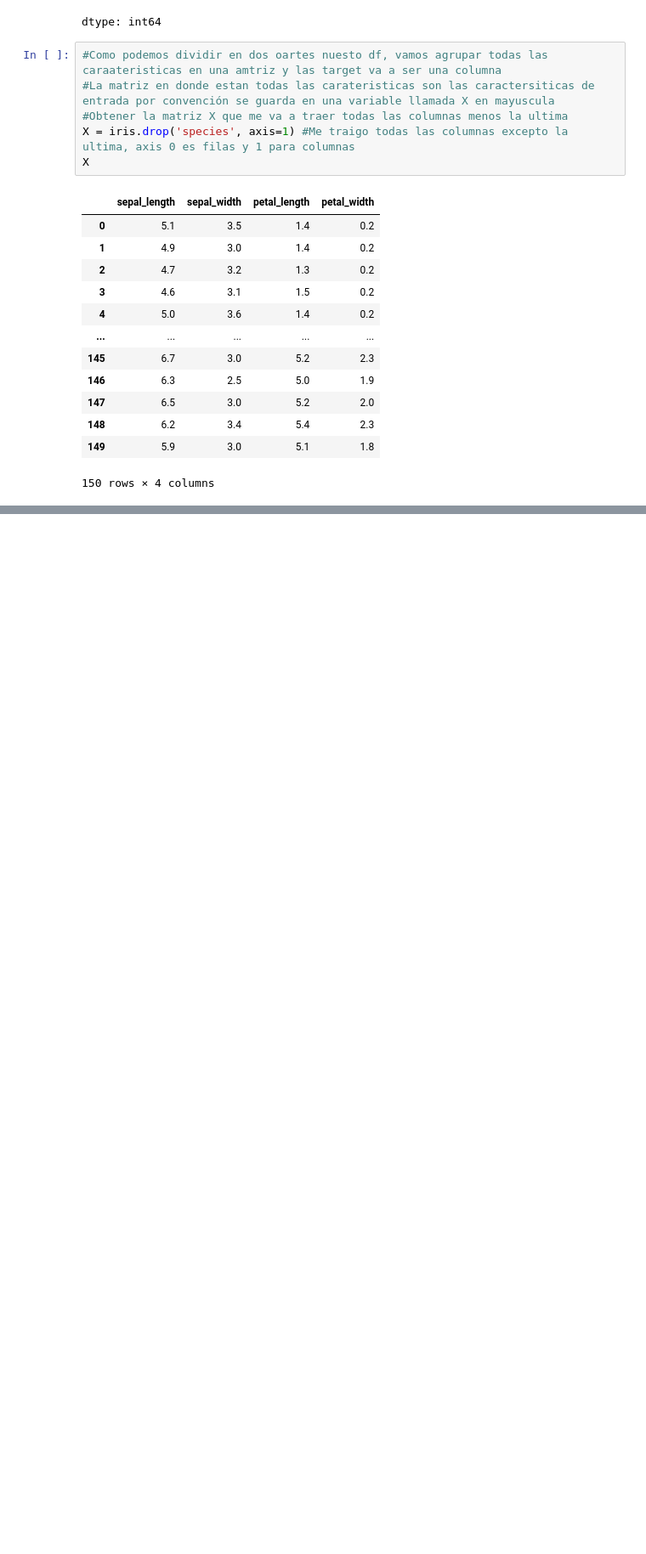
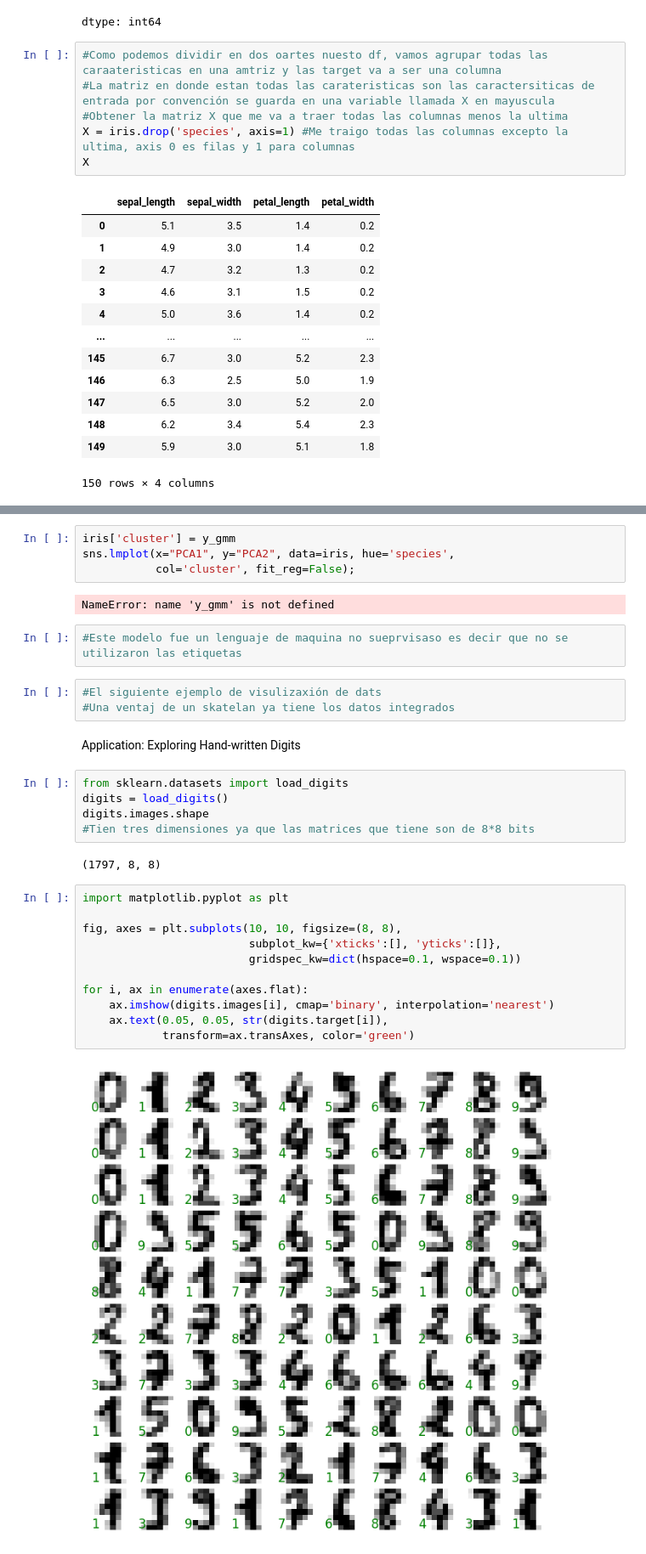
Before and after one commit to paolanavarror/mineria-de-datos, a Jupyter notebook: MineriaDeDatos.ipynb, the cells around one changed output, grey strips where cells are left out. Shown at 85% size. Cells and saved outputs as stored; diff of their text form; blank space fills up the shorter version.

```diff
--- a/MineriaDeDatos.ipynb
+++ b/MineriaDeDatos.ipynb
@@ -1703,0 +1833,33 @@ X
+# %%
+iris['cluster'] = y_gmm
+sns.lmplot(x="PCA1", y="PCA2", data=iris, hue='species',
+           col='cluster', fit_reg=False);
+# %% [output]
+NameError: name 'y_gmm' is not defined
+# %%
+#Este modelo fue un lenguaje de maquina no sueprvisaso es decir que no se utilizaron las etiquetas
+# %%
+#El siguiente ejemplo de visulizaxión de dats
+#Una ventaj de un skatelan ya tiene los datos integrados
+# %% [markdown]
+Application: Exploring Hand-written Digits
+# %%
+from sklearn.datasets import load_digits
+digits = load_digits()
+digits.images.shape
+#Tien tres dimensiones ya que las matrices que tiene son de 8*8 bits
+# %% [output]
+(1797, 8, 8)
+# %%
+import matplotlib.pyplot as plt
+
+fig, axes = plt.subplots(10, 10, figsize=(8, 8),
+                         subplot_kw={'xticks':[], 'yticks':[]},
+                         gridspec_kw=dict(hspace=0.1, wspace=0.1))
+
+for i, ax in enumerate(axes.flat):
+    ax.imshow(digits.images[i], cmap='binary', interpolation='nearest')
+    ax.text(0.05, 0.05, str(digits.target[i]),
+            transform=ax.transAxes, color='green')
+# %% [output]
+[figure, added]
```
Also changed, not shown: parts of 38 cells of this notebook.
